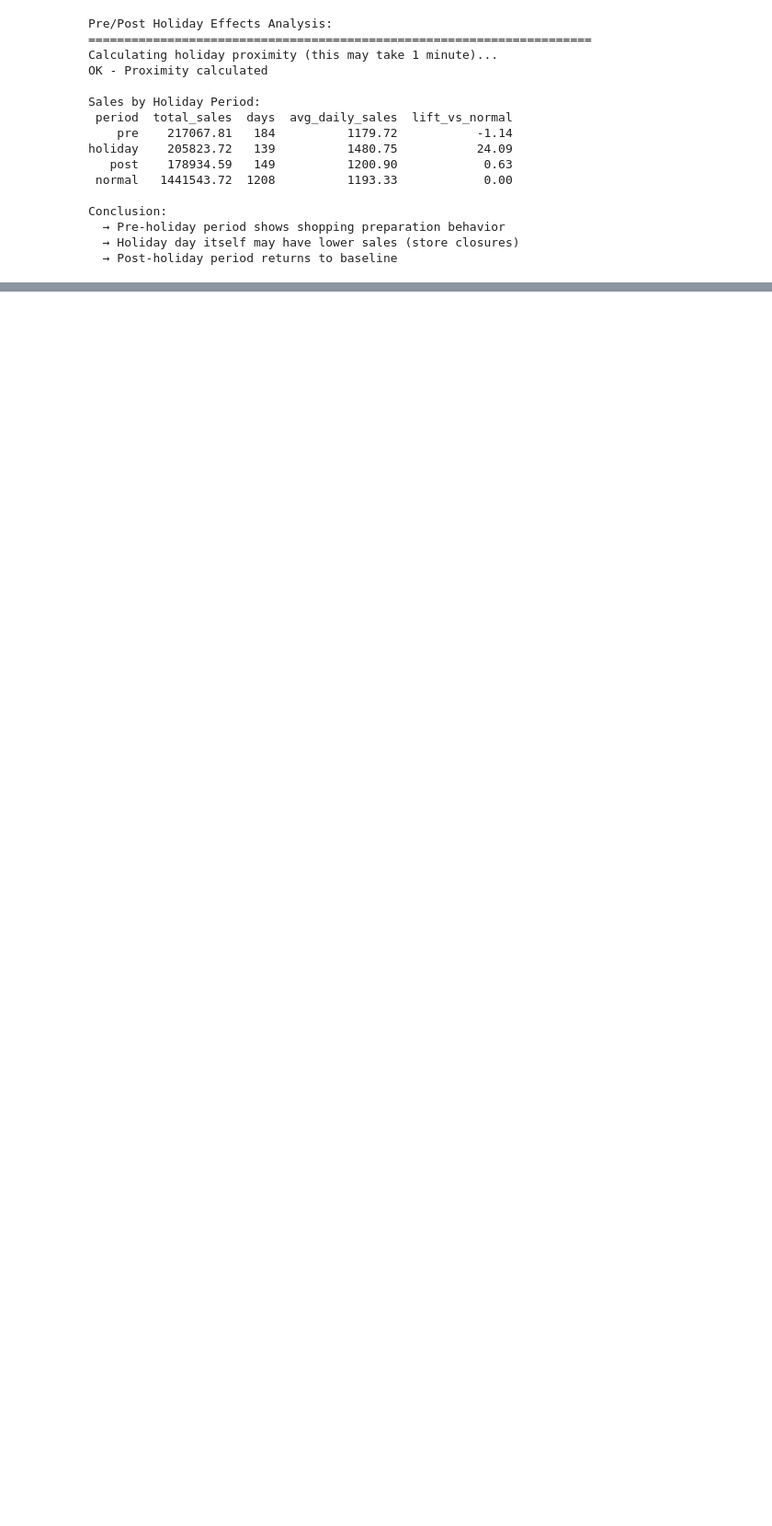
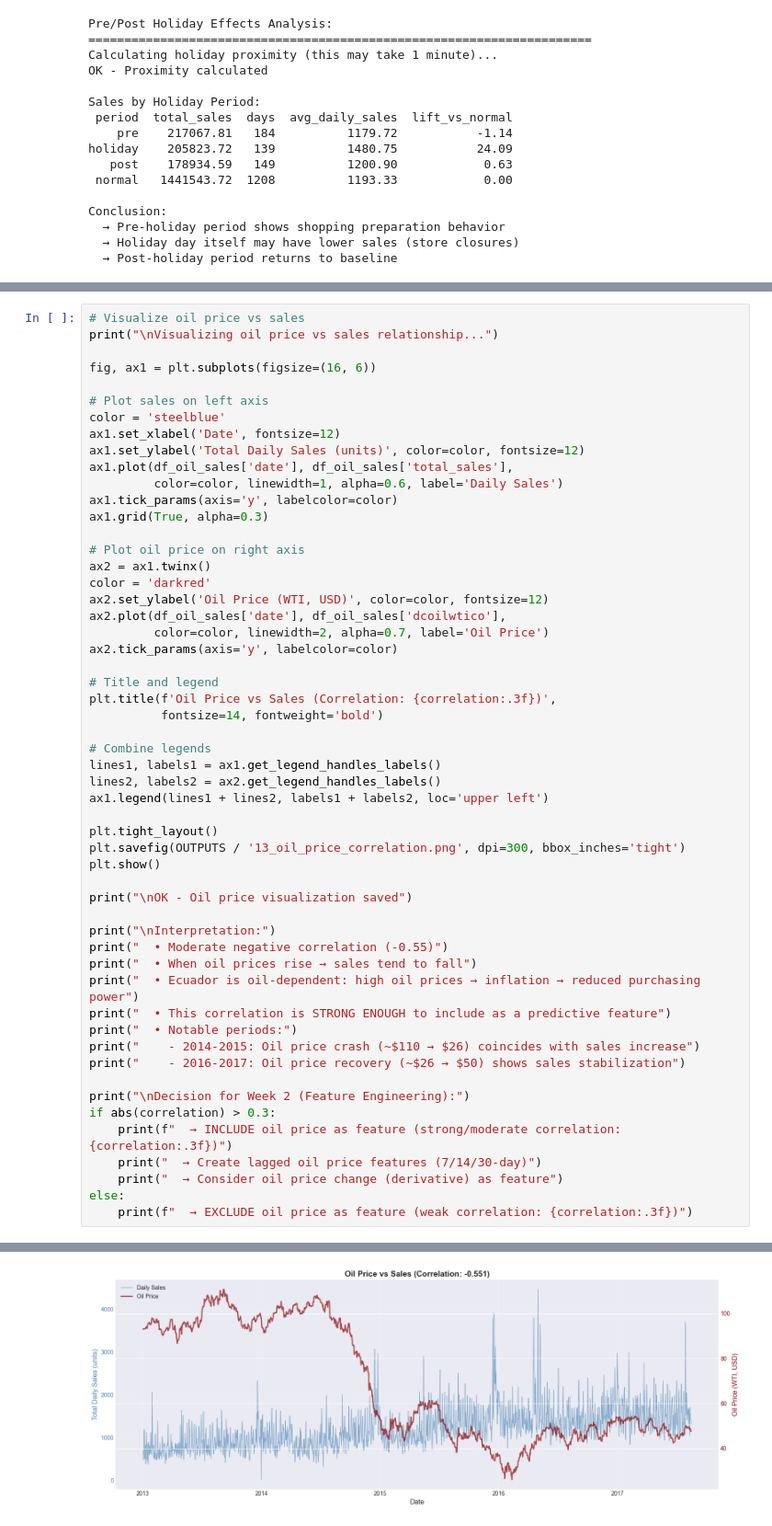
Before and after one commit to albertodiazdurana/CorporacionFavorita-demand-forecasting-in-retail, a Jupyter notebook: notebooks/d05_w01_EDA_context_export.ipynb, the cells around one changed output, grey strips where cells are left out. Shown at 92% size. Saved outputs shown, nothing was run; the diff lists cells and outputs as text; blank space fills up the shorter version.

```diff
--- a/notebooks/d05_w01_EDA_context_export.ipynb
+++ b/notebooks/d05_w01_EDA_context_export.ipynb
@@ -429,0 +932,55 @@ Conclusion:
+# %%
+# Visualize oil price vs sales
+print("\nVisualizing oil price vs sales relationship...")
+
+fig, ax1 = plt.subplots(figsize=(16, 6))
+
+# Plot sales on left axis
+color = 'steelblue'
+ax1.set_xlabel('Date', fontsize=12)
+ax1.set_ylabel('Total Daily Sales (units)', color=color, fontsize=12)
+ax1.plot(df_oil_sales['date'], df_oil_sales['total_sales'],
+         color=color, linewidth=1, alpha=0.6, label='Daily Sales')
+ax1.tick_params(axis='y', labelcolor=color)
+ax1.grid(True, alpha=0.3)
+
+# Plot oil price on right axis
+ax2 = ax1.twinx()
+color = 'darkred'
+ax2.set_ylabel('Oil Price (WTI, USD)', color=color, fontsize=12)
+ax2.plot(df_oil_sales['date'], df_oil_sales['dcoilwtico'],
+         color=color, linewidth=2, alpha=0.7, label='Oil Price')
+ax2.tick_params(axis='y', labelcolor=color)
+
+# Title and legend
+plt.title(f'Oil Price vs Sales (Correlation: {correlation:.3f})',
+          fontsize=14, fontweight='bold')
+
+# Combine legends
+lines1, labels1 = ax1.get_legend_handles_labels()
+lines2, labels2 = ax2.get_legend_handles_labels()
+ax1.legend(lines1 + lines2, labels1 + labels2, loc='upper left')
+
+plt.tight_layout()
+plt.savefig(OUTPUTS / '13_oil_price_correlation.png', dpi=300, bbox_inches='tight')
+plt.show()
+
+print("\nOK - Oil price visualization saved")
+
+print("\nInterpretation:")
+print("  • Moderate negative correlation (-0.55)")
+print("  • When oil prices rise → sales tend to fall")
+print("  • Ecuador is oil-dependent: high oil prices → inflation → reduced purchasing power")
+print("  • This correlation is STRONG ENOUGH to include as a predictive feature")
+print("  • Notable periods:")
+print("    - 2014-2015: Oil price crash (~$110 → $26) coincides with sales increase")
+print("    - 2016-2017: Oil price recovery (~$26 → $50) shows sales stabilization")
+
+print("\nDecision for Week 2 (Feature Engineering):")
+if abs(correlation) > 0.3:
+    print(f"  → INCLUDE oil price as feature (strong/moderate correlation: {correlation:.3f})")
+    print("  → Create lagged oil price features (7/14/30-day)")
+    print("  → Consider oil price change (derivative) as feature")
+else:
+    print(f"  → EXCLUDE oil price as feature (weak correlation: {correlation:.3f})")
+# %% [output]
@@ -429,0 +988 @@ Conclusion:
+[figure, added]
```
Also changed, not shown: parts of 15 cells of this notebook, 1 other file.
